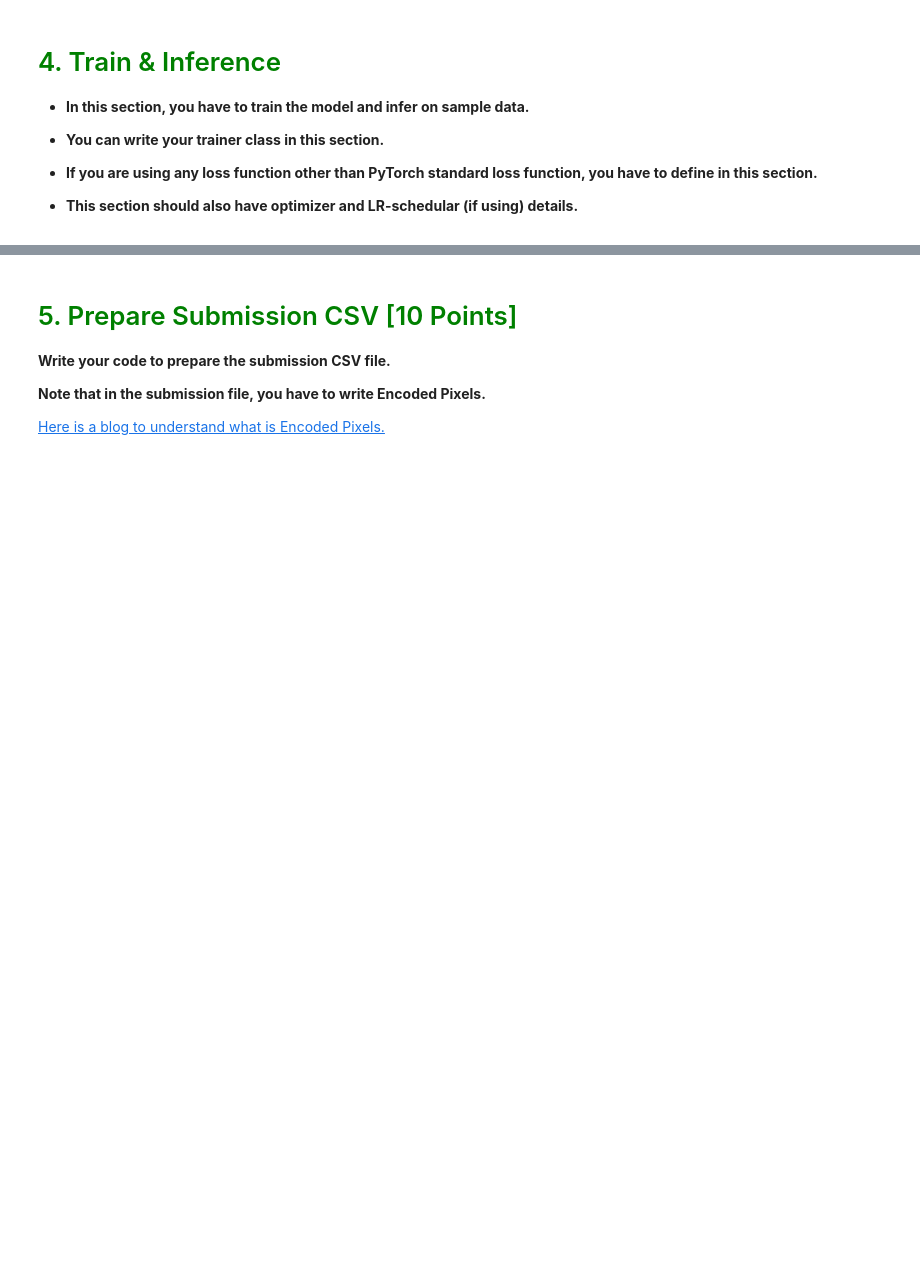
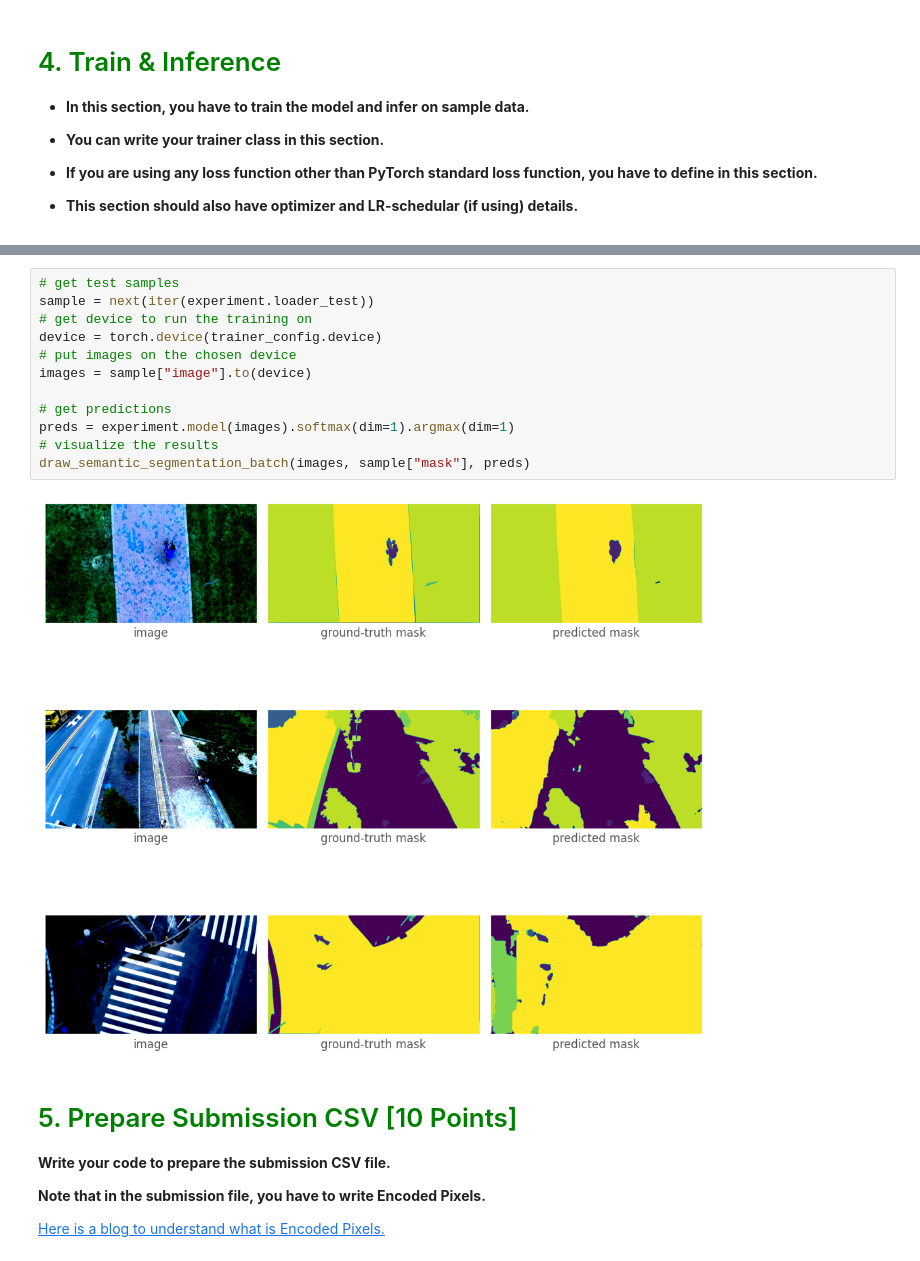
Before and after one commit to Emd956/Semantic-Segmentation-Kaggle-Competition, a Jupyter notebook: project4-semantic-segmentation.ipynb, the cells around one changed output, grey strips where cells are left out. Cells and saved outputs as stored; diff of their text form; blank space fills up the shorter version.

Commit message:
Kaggle Notebook | Project4 - Semantic Segmentation | Version 5

```diff
--- a/project4-semantic-segmentation.ipynb
+++ b/project4-semantic-segmentation.ipynb
@@ -641,6 +922,20 @@ class SemanticSegmentation(nn.Module):
 <img src='https://www.learnopencv.com/wp-content/uploads/2020/04/c3-w12-sample-predtiction.png'>
 
 ---
+# %%
+# get test samples
+sample = next(iter(experiment.loader_test))
+# get device to run the training on
+device = torch.device(trainer_config.device)
+# put images on the chosen device
+images = sample["image"].to(device)
+
+# get predictions
+preds = experiment.model(images).softmax(dim=1).argmax(dim=1)
+# visualize the results
+draw_semantic_segmentation_batch(images, sample["mask"], preds)
+# %% [output]
+[figure, added]
 # %% [markdown]
 # <font style="color:green">5. Prepare Submission CSV [10 Points]</font>
 
```
Also changed, not shown: parts of 11 cells of this notebook.
